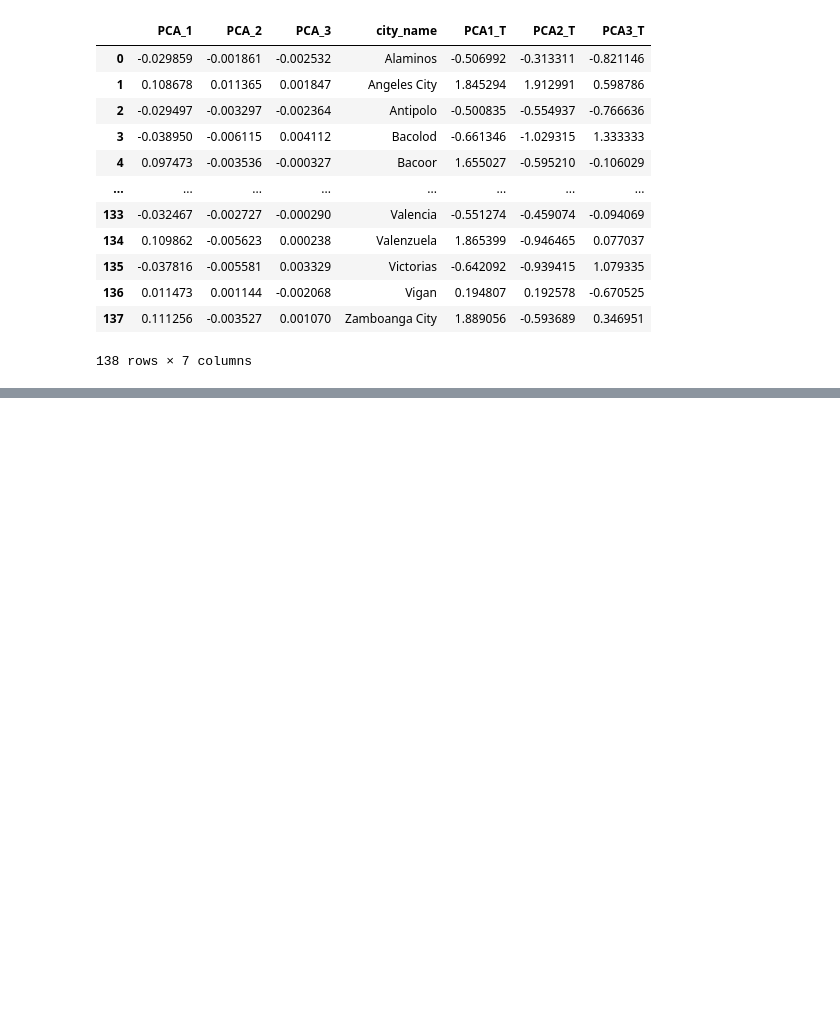
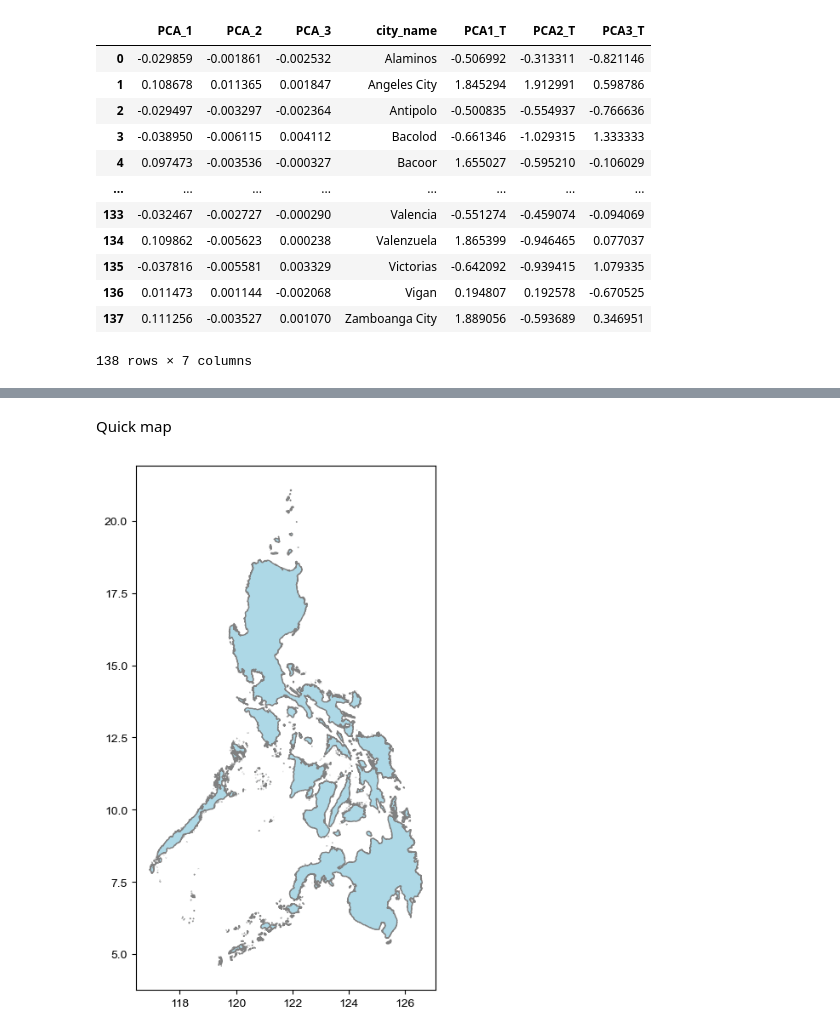
Before and after one commit to majavier26/App_Physics_157, a Jupyter notebook: Project/PCA test.ipynb, the cells around one changed output, grey strips where cells are left out. Saved outputs shown, nothing was run; the diff lists cells and outputs as text; code cells hidden in the pictures; blank space fills up the shorter version.

```diff
--- a/Project/PCA test.ipynb
+++ b/Project/PCA test.ipynb
@@ -254,0 +284,14 @@ AttributeError: 'NoneType' object has no attribute 'split'
+# %% [markdown]
+Quick map
+# %%
+coords = nov_data.iloc[:276 , 2:4]
+geo_coords = gpd.GeoDataFrame(coords, geometry= gpd.points_from_xy(coords['coord.lon'], coords['coord.lat']))
+
+filepath = r'C:\Users\Ian\Desktop\Files ni Ian\New Files\10th Sem\App_Physics_157\Project\Maps\gadm41_PHL.gpkg'
+PHL = gpd.read_file(filepath)
+ax1 = PHL.plot(figsize=(8,8), color='lightblue', edgecolor='gray')
+
+# world_data = gpd.read_file(gpd.datasets.get_path('naturalearth_lowres'))
+# axis = world_data[world_data.name=='Philippines'].plot(color='lightblue', edgecolor='black')
+# %% [output]
+[figure, added]
```
Also changed, not shown: parts of 15 cells of this notebook, 18 other files.
